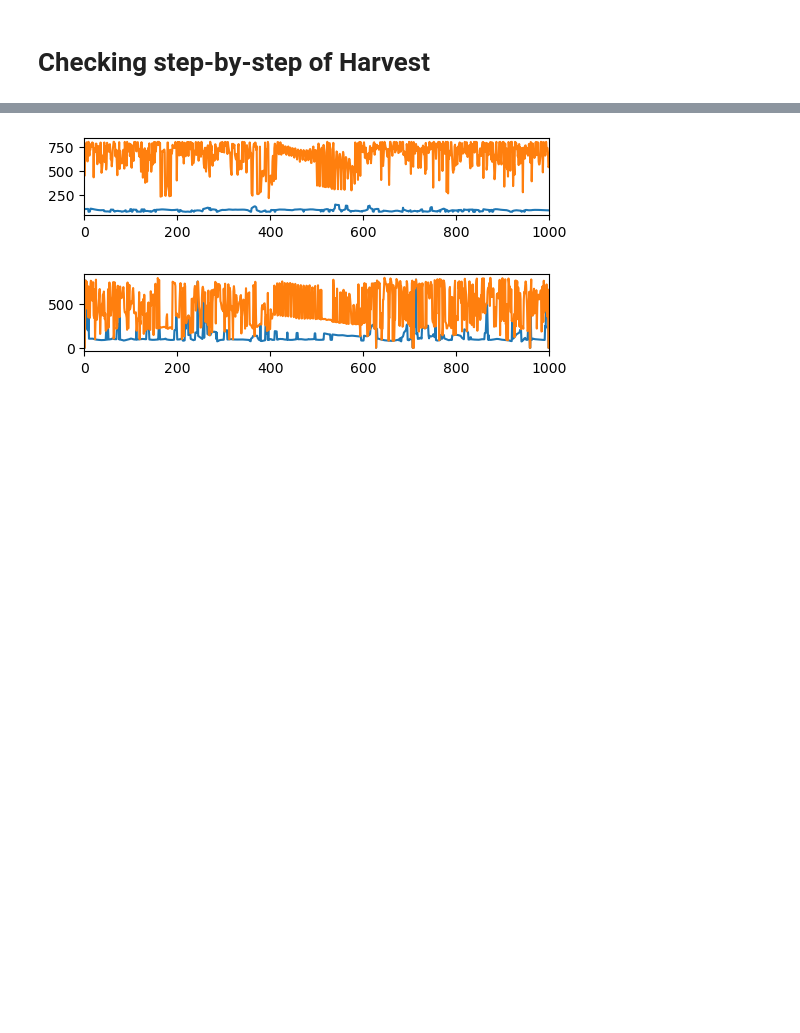
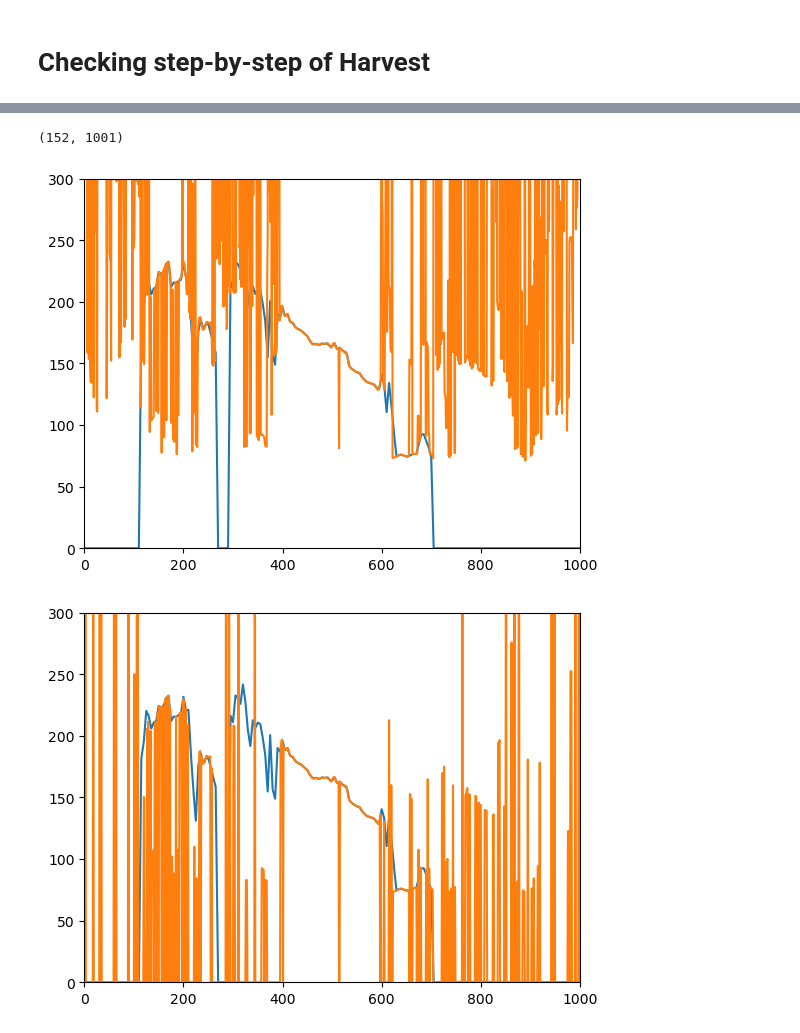
Before and after one commit to imulki/Python-WORLD, a Jupyter notebook: test_hv.ipynb, the cells around one changed output, grey strips where cells are left out. Cells and saved outputs as stored; diff of their text form; code cells hidden in the pictures; blank space fills up the shorter version.

Commit message:
Sawing off harvest to get the gut of it

```diff
--- a/test_hv.ipynb
+++ b/test_hv.ipynb
@@ -56,11 +56,13 @@ def savefig(
     # plt.close()
 
 
-def drawmanylines(figlist, figsize = (6.4, 4.8)):
+def drawmanylines(figlist, figsize = (6.4, 4.8), ylim: bool|list = False):
     plt.figure(figsize=figsize)
     for i, f in enumerate(figlist):
         plt.plot(f)
     plt.xlim([0, len(f)])
+    if (type(ylim) != bool):
+        plt.ylim(ylim)
 
 def drawmanydots(figlist):
     plt.figure()
@@ -77,7 +88,7 @@ import IPython.display
 
 # Tale = 268
 # Bat = 101
-audio_path = "/home/imam/vqvae/Vu/Data/f-03-05-268.wav"
+audio_path = "../Vu/Data/f-03-05-268.wav"
 ori_sr = 48000
 tgt_sr = 16000
 y, sr = librosa.load(audio_path, mono=False, sr=ori_sr)
@@ -110,9 +167,9 @@ savefig([sea], figsize=figsize)
 # %% [markdown]
 # Checking step-by-step of Harvest
 # %%
-from world.harvest import *
+from world.harvest_total import *
 
-x = yb
+x = ya
 fs = tgt_sr
 f0_floor: int=71
 f0_ceil: int=800
@@ -132,3 +189,8 @@ def viz_f0_candidate(f0_cand_list: np.ndarray):
     f0_nonzero_list = np.array(f0_nonzero_list)
     drawmanylines([f0_nonzero_list[:,0], f0_nonzero_list[:, 1]], (6,1))
     return f0_nonzero_list
+# %%
+old_f0a_idx = np.arange(len(f0a))
+new_f0a_idx = np.linspace(0, len(f0a) - 1, 1001)
+new_f0a = np.interp(new_f0a_idx, old_f0a_idx, f0a)
+drawmanylines([new_f0a])
@@ -135,5 +199,5 @@ def viz_f0_candidate(f0_cand_list: np.ndarray):
 # %%
-f0_cand_step_list = []
+
 
 basic_frame_period: int = 1
 target_fs = 8000
@@ -149,38 +213,60 @@ boundary_f0_list = 2.0 ** boundary_f0_list
 boundary_f0_list *= f0_floor_adjusted
 
 # down - sampling to target_fs Hz
 [y, actual_fs] = CalculateDownsampledSignal(x, fs, target_fs)
 fft_size = int(2 ** np.ceil(np.log2(len(y) + int(fs / f0_floor_adjusted * 4 + 0.5) + 1)))
 y_spectrum = np.fft.fft(y, fft_size)
 
 raw_f0_candidates = CalculateCandidates(len(basic_temporal_positions), boundary_f0_list, len(y),
                                         basic_temporal_positions, actual_fs, y_spectrum, f0_floor, f0_ceil)
-viz_f0_candidate(raw_f0_candidates)
+print(raw_f0_candidates.shape)
+# viz_f0_candidate(raw_f0_candidates)
 
 f0_candidates, number_of_candidates = DetectCandidates(raw_f0_candidates)
-viz_f0_candidate(f0_candidates)
+# viz_f0_candidate(f0_candidates)
 f0_candidates = OverlapF0Candidates(f0_candidates, number_of_candidates)
-viz_f0_candidate(f0_candidates)
+# viz_f0_candidate(f0_candidates)
 f0_candidates, f0_candidates_score = RefineCandidates(y, actual_fs,
                                                         basic_temporal_positions, f0_candidates, f0_floor, f0_ceil)
-viz_f0_candidate(f0_candidates)
+# viz_f0_candidate(f0_candidates)
 
 f0_candidates, f0_candidates_score = RemoveUnreliableCandidates(f0_candidates, f0_candidates_score)
-viz_f0_candidate(f0_candidates)
+# viz_f0_candidate(f0_candidates)
 
-connected_f0, vuv = FixF0Contour(f0_candidates, f0_candidates_score)
+# strict_f0, vuv = FixF0Contour(f0_candidates, f0_candidates_score)
+# lenient_f0, _ = FixF0Contour(f0_candidates, f0_candidates_score, 1)
+
+# connected_f0 = [s if s>0 else l for s, l in zip(strict_f0, lenient_f0)]
+
+f0_base = SearchF0Base(f0_candidates, f0_candidates_score)
+drawmanylines([new_f0a, f0_base, ], ylim=[0,300])
+f0_step1 = FixStep1(f0_base, 0.008) # optimized
+drawmanylines([new_f0a, f0_step1, ], ylim=[0,300])
+f0_step2 = FixStep2(f0_step1, 6) # optimized
+drawmanylines([new_f0a, f0_step2, ], ylim=[0,300])
+f0_step3 = FixStep3(f0_step2, f0_candidates, 0.18, f0_candidates_score) # optimized
+drawmanylines([new_f0a, f0_step3, ], ylim=[0,300])
+f0 = FixStep4(f0_step3, 9) # optimized
+vuv = copy.deepcopy(f0)
+vuv[vuv != 0] = 1
+connected_f0, vuv =  f0, vuv
+
+
 smoothed_f0 = SmoothF0(connected_f0)
 drawmanylines([connected_f0, smoothed_f0])
 num_samples = int(1000 * len(x) / fs / frame_period + 1)
 temporal_positions = np.arange(0, num_samples) * frame_period / 1000
 temporal_positions_sampe = np.minimum(len(smoothed_f0) - 1, round_matlab(temporal_positions * 1000))
 temporal_positions_sampe = np.array(temporal_positions_sampe, dtype=np.int32)
 
 output =  {
     'temporal_positions': temporal_positions,
     'f0': smoothed_f0[temporal_positions_sampe],
     'vuv': vuv[temporal_positions_sampe]
 }
+
+drawmanylines([f0a, output['f0']])
 # %% [output]
+(152, 1001)
-[figure, old version]
+[figure, new version]
-[figure, old version]
+[figure, new version]
```
Also changed, not shown: parts of 8 cells of this notebook, 6 other files.
